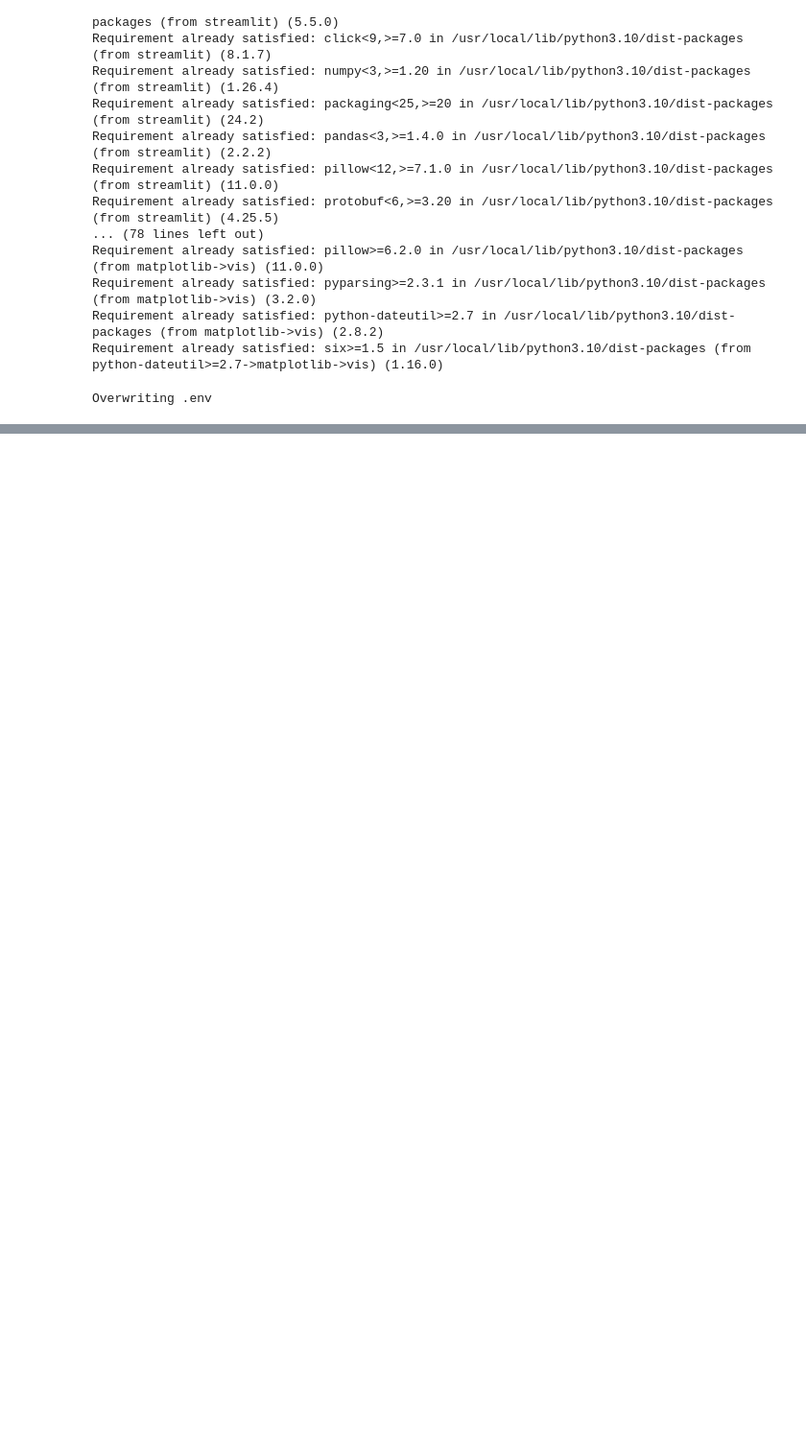
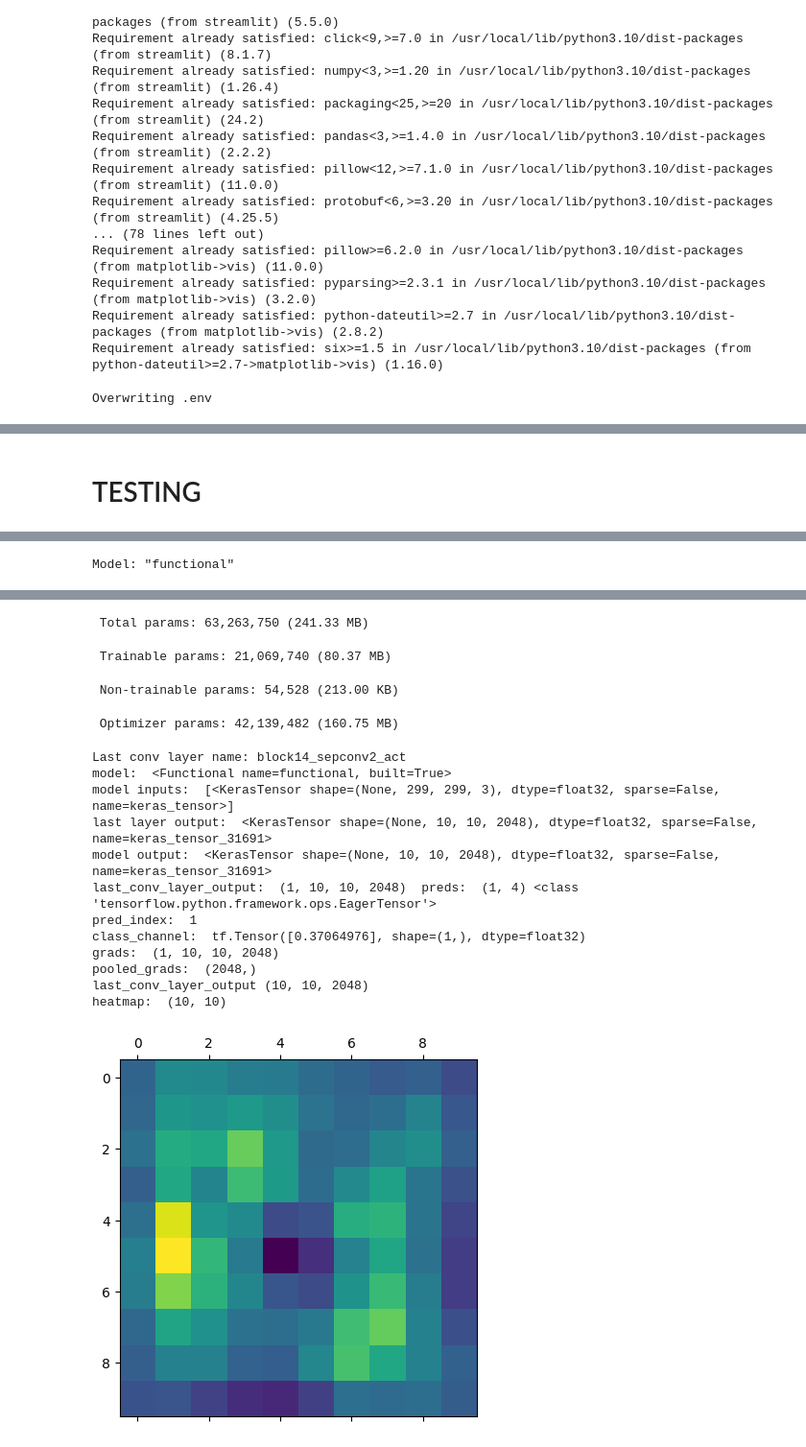
Before and after one commit to itancio/braintumor2, a Jupyter notebook: notebook/model.ipynb, the cells around one changed output, grey strips where cells are left out. Shown at 96% size. Cells and saved outputs as stored; diff of their text form; code cells hidden in the pictures; blank space fills up the shorter version.

Commit message:
implement gradCam

```diff
--- a/notebook/model.ipynb
+++ b/notebook/model.ipynb
@@ -1887,0 +1888,2 @@ WARNING:pyngrok.process.ngrok:t=2024-11-13T00:48:11+0000 lvl=warn msg="Stopping
+# %% [markdown]
+# TESTING
@@ -1887,0 +2081,27 @@ WARNING:pyngrok.process.ngrok:t=2024-11-13T00:48:11+0000 lvl=warn msg="Stopping
+# %%
+# labels = ['Glioma', 'Meningioma', 'No Tumor', 'Pituitary']
+
+img_path = '/content/Te-pi_0012.jpg'
+
+# Load and preprocess image
+img = Image.open(img_path)
+resized_img = img.resize((299, 299))
+img_array = np.asarray(resized_img)
+img_array = np.expand_dims(img_array, axis=0) / 255.0
+
+# Make model
+model = load_model('/content/xception_1_.keras')
+
+
+# get predictions
+predictions = model.predict(img_array)
+print('predictions: ', predictions)
+model.summary()
+
+# Generate class activation heatmap
+heatmap = make_gradcam_heatmap(model, img_array)
+
+# Display heatmap
+plt.matshow(heatmap)
+plt.show()
+# %% [output]
@@ -1887,0 +2110 @@ WARNING:pyngrok.process.ngrok:t=2024-11-13T00:48:11+0000 lvl=warn msg="Stopping
+Model: "functional"
@@ -1887,0 +2128,17 @@ WARNING:pyngrok.process.ngrok:t=2024-11-13T00:48:11+0000 lvl=warn msg="Stopping
+ Total params: 63,263,750 (241.33 MB)
+ Trainable params: 21,069,740 (80.37 MB)
+ Non-trainable params: 54,528 (213.00 KB)
+ Optimizer params: 42,139,482 (160.75 MB)
+Last conv layer name: block14_sepconv2_act
+model:  <Functional name=functional, built=True>
+model inputs:  [<KerasTensor shape=(None, 299, 299, 3), dtype=float32, sparse=False, name=keras_tensor>]
+last layer output:  <KerasTensor shape=(None, 10, 10, 2048), dtype=float32, sparse=False, name=keras_tensor_31691>
+model output:  <KerasTensor shape=(None, 10, 10, 2048), dtype=float32, sparse=False, name=keras_tensor_31691>
+last_conv_layer_output:  (1, 10, 10, 2048)  preds:  (1, 4) <class 'tensorflow.python.framework.ops.EagerTensor'>
+pred_index:  1
+class_channel:  tf.Tensor([0.37064976], shape=(1,), dtype=float32)
+grads:  (1, 10, 10, 2048)
+pooled_grads:  (2048,)
+last_conv_layer_output (10, 10, 2048)
+heatmap:  (10, 10)
+[figure, added]
```
Also changed, not shown: parts of 15 cells of this notebook, 1 other file.
